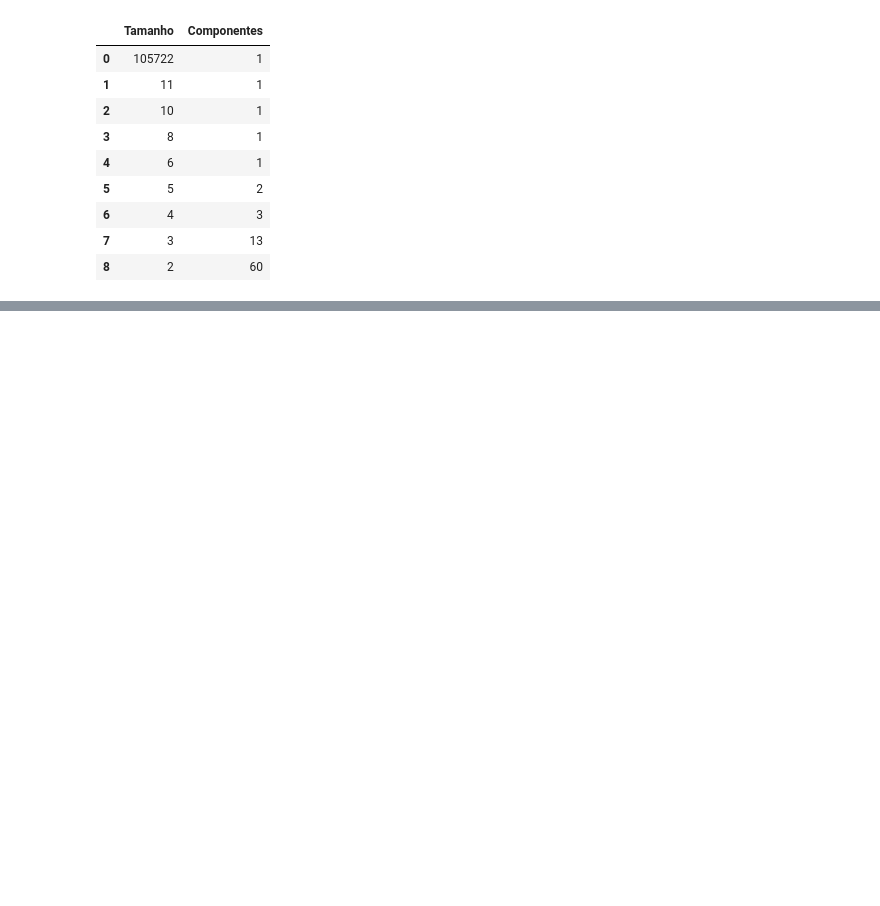
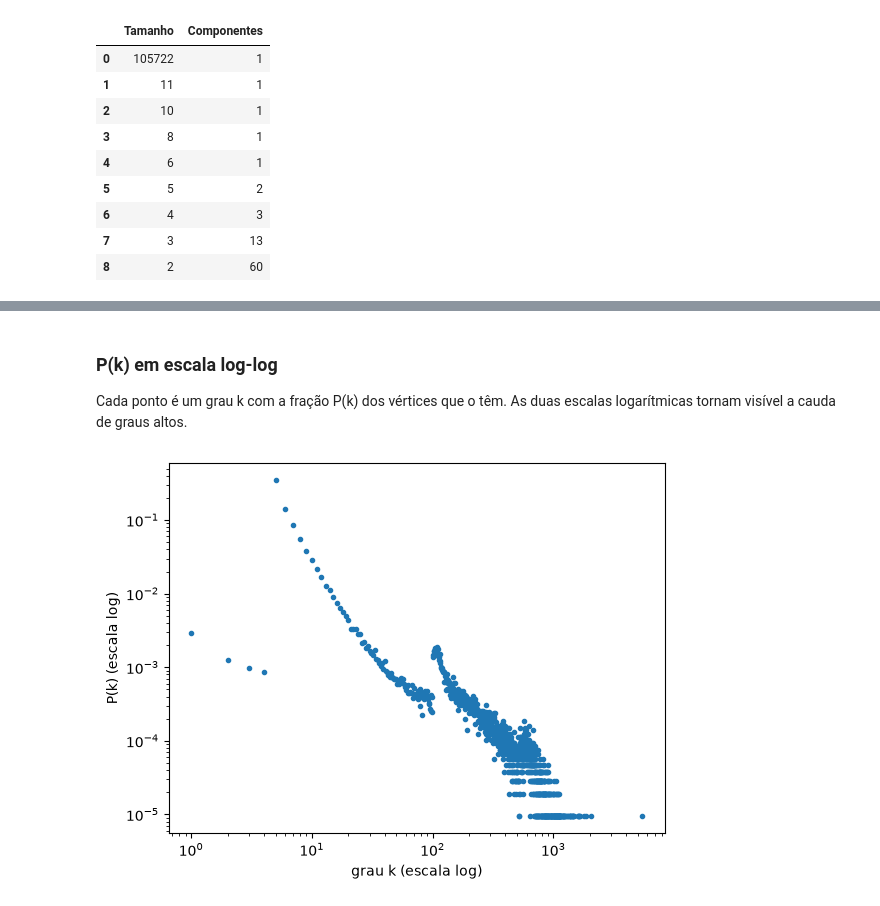
Before and after one commit to Augustocfq/snap-flickr-MATA53, a Jupyter notebook: main.ipynb, the cells around one changed output, grey strips where cells are left out. Drawn from its saved outputs; the diff is of its cells as text; code cells hidden in the pictures; blank space fills up the shorter version.

```diff
--- a/main.ipynb
+++ b/main.ipynb
@@ -231,0 +284,13 @@ component_table
+# %% [markdown]
+### P(k) em escala log-log
+
+Cada ponto é um grau k com a fração P(k) dos vértices que o têm. As duas escalas logarítmicas tornam visível a cauda de graus altos.
+# %%
+figure, axes = plt.subplots()
+axes.loglog(degree_distribution["k"], degree_distribution["p_k"], marker=".", linestyle="none")
+axes.set_xlabel("grau k (escala log)")
+axes.set_ylabel("P(k) (escala log)")
+figure.savefig(FIGURES_DIR / "graus_loglog.pdf", bbox_inches="tight", metadata={"CreationDate": None})
+plt.show()
+# %% [output]
+[figure, added]
```
Also changed, not shown: parts of 6 cells of this notebook, 4 other files.
